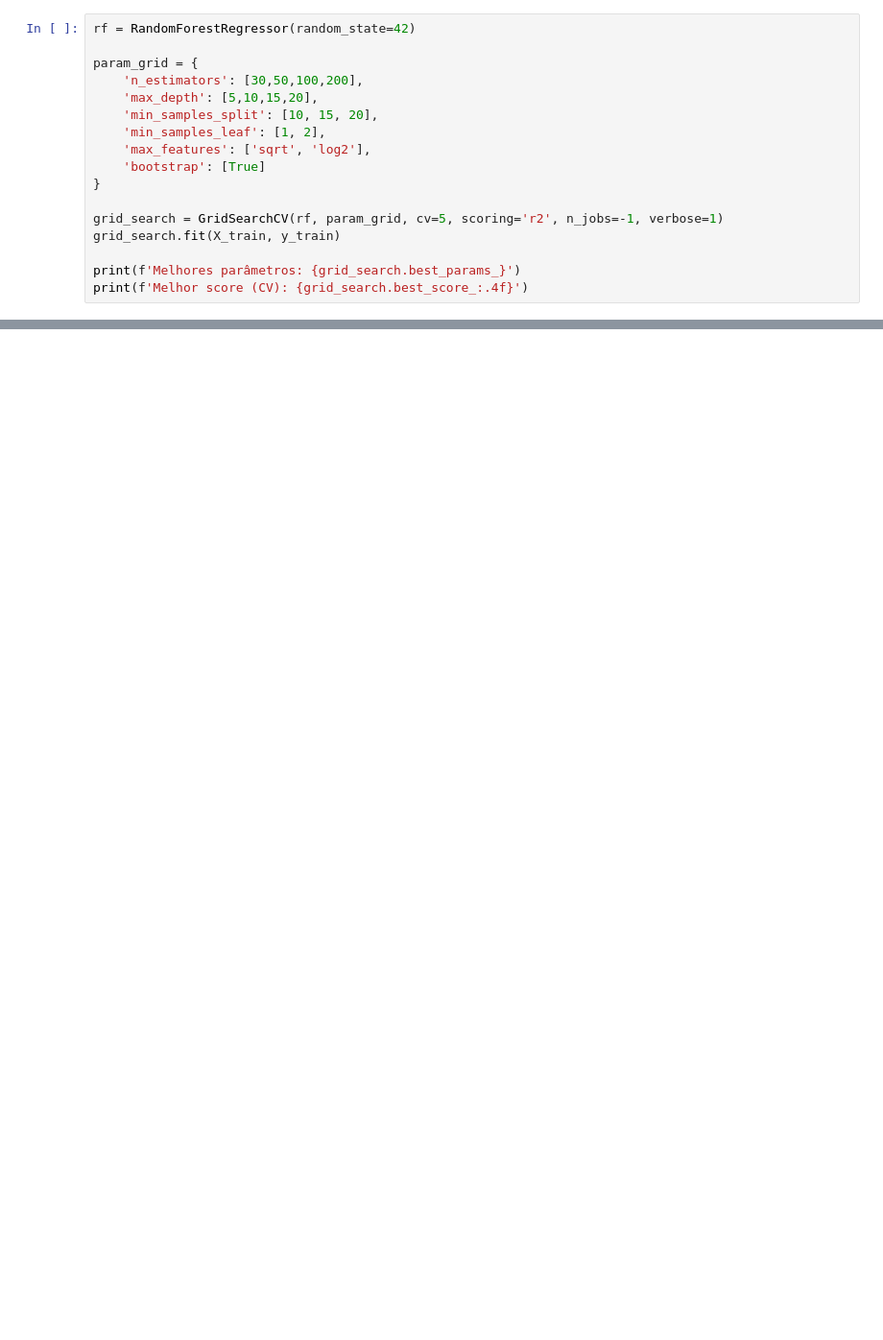
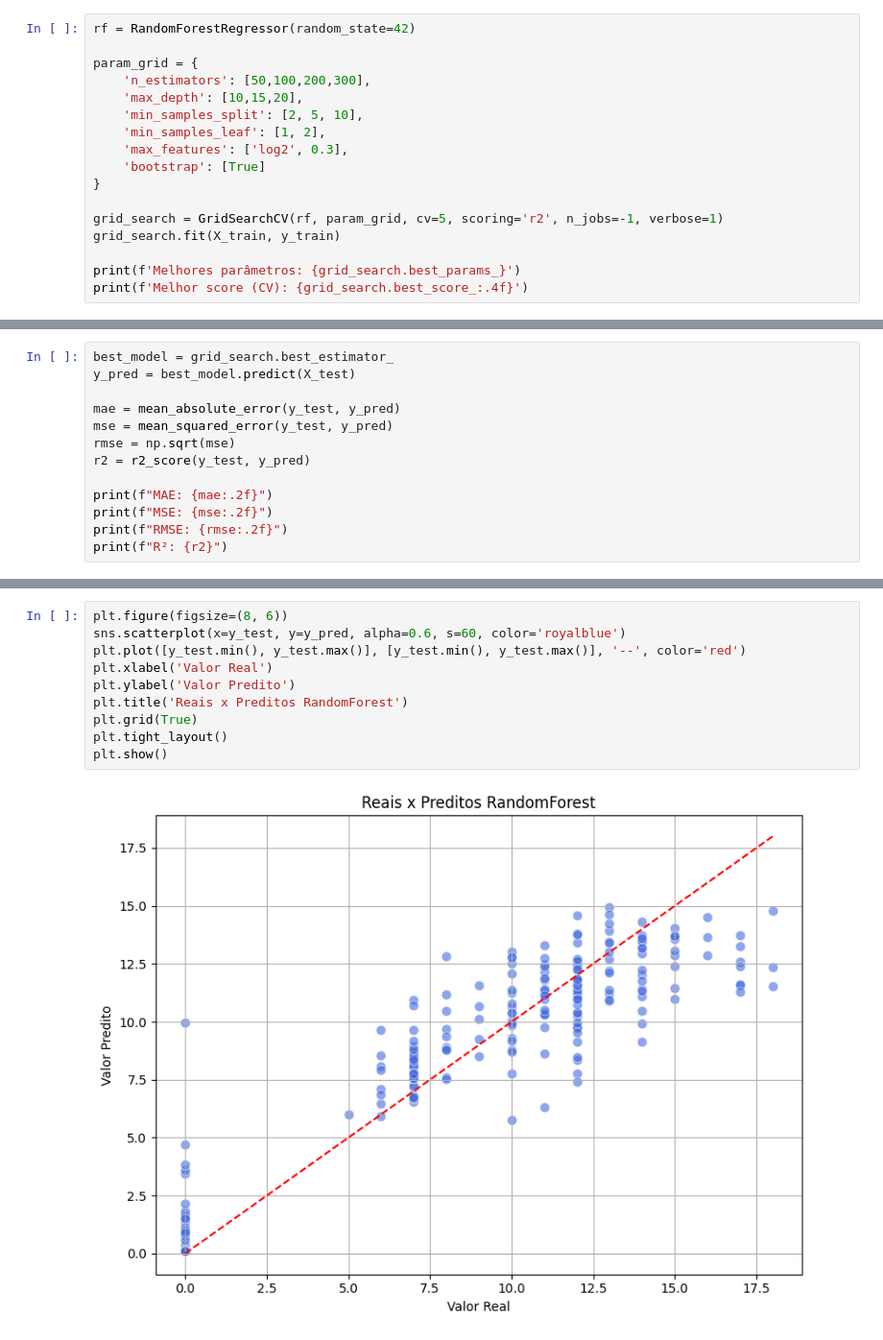
Before and after one commit to vitkenji/student-performance-regressor, a Jupyter notebook: regression-models/randomforest_regressor.ipynb, the cells around one changed output, grey strips where cells are left out. Shown at 96% size. Drawn from its saved outputs; the diff is of its cells as text; blank space fills up the shorter version.

```diff
--- a/regression-models/randomforest_regressor.ipynb
+++ b/regression-models/randomforest_regressor.ipynb
@@ -32,11 +23,11 @@ y_train_smogn = df_train_bal['target']
 rf = RandomForestRegressor(random_state=42)
 
 param_grid = {
-    'n_estimators': [30,50,100,200],
-    'max_depth': [5,10,15,20],
-    'min_samples_split': [10, 15, 20],
+    'n_estimators': [50,100,200,300],
+    'max_depth': [10,15,20],
+    'min_samples_split': [2, 5, 10],
     'min_samples_leaf': [1, 2],
-    'max_features': ['sqrt', 'log2'],
+    'max_features': ['log2', 0.3],
     'bootstrap': [True]
 }
 
@@ -51,0 +43,13 @@ Melhor score (CV): 0.2839
+# %%
+best_model = grid_search.best_estimator_
+y_pred = best_model.predict(X_test)
+
+mae = mean_absolute_error(y_test, y_pred)
+mse = mean_squared_error(y_test, y_pred)
+rmse = np.sqrt(mse)
+r2 = r2_score(y_test, y_pred)
+
+print(f"MAE: {mae:.2f}")
+print(f"MSE: {mse:.2f}")
+print(f"RMSE: {rmse:.2f}")
+print(f"R²: {r2}")
@@ -51,0 +61,12 @@ Melhor score (CV): 0.2839
+# %%
+plt.figure(figsize=(8, 6))
+sns.scatterplot(x=y_test, y=y_pred, alpha=0.6, s=60, color='royalblue')
+plt.plot([y_test.min(), y_test.max()], [y_test.min(), y_test.max()], '--', color='red')
+plt.xlabel('Valor Real')
+plt.ylabel('Valor Predito')
+plt.title('Reais x Preditos RandomForest')
+plt.grid(True)
+plt.tight_layout()
+plt.show()
+# %% [output]
+[figure, added]
```
Also changed, not shown: parts of 6 cells of this notebook, 13 other files.
